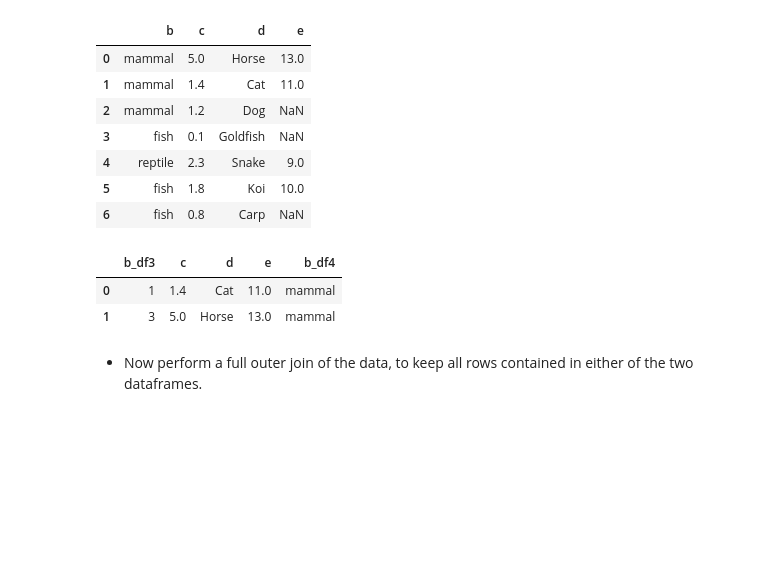
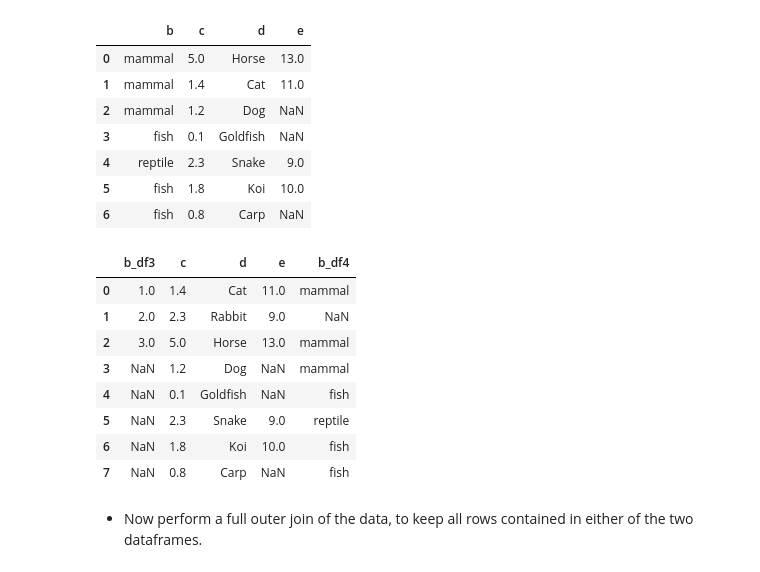
Before and after one commit to MeeNot/Integrated_Bioinformatics, a Jupyter notebook: notebooks/Day1_Basics.ipynb, the cells around one changed output. Cells and saved outputs as stored; diff of their text form; code cells hidden in the pictures; blank space fills up the shorter version.

```diff
--- a/notebooks/Day1_Basics.ipynb
+++ b/notebooks/Day1_Basics.ipynb
@@ -317,11 +317,17 @@ df4
 | 6 | fish | 0.8 | Carp | NaN |
 # %%
 #merge df3 and df4 among columns c,d,e.
-merged = pd.merge(df3, df4, on=['c','d','e'], suffixes=('_df3', '_df4'))
+merged = pd.merge(df3, df4, on=['c','d','e'], suffixes=('_df3', '_df4'), how='outer')
 merged
 # %% [output]
 |  | b_df3 | c | d | e | b_df4 |
-| 0 | 1 | 1.4 | Cat | 11.0 | mammal |
-| 1 | 3 | 5.0 | Horse | 13.0 | mammal |
+| 0 | 1.0 | 1.4 | Cat | 11.0 | mammal |
+| 1 | 2.0 | 2.3 | Rabbit | 9.0 | NaN |
+| 2 | 3.0 | 5.0 | Horse | 13.0 | mammal |
+| 3 | NaN | 1.2 | Dog | NaN | mammal |
+| 4 | NaN | 0.1 | Goldfish | NaN | fish |
+| 5 | NaN | 2.3 | Snake | 9.0 | reptile |
+| 6 | NaN | 1.8 | Koi | 10.0 | fish |
+| 7 | NaN | 0.8 | Carp | NaN | fish |
 # %% [markdown]
 * Now perform a full outer join of the data, to keep all rows contained in either of the two dataframes.
```
